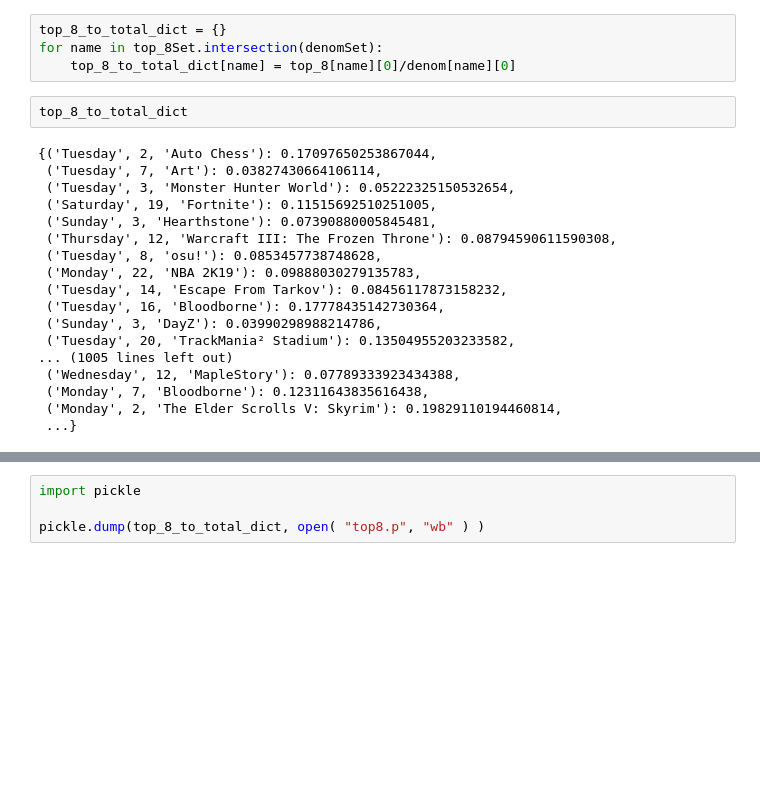
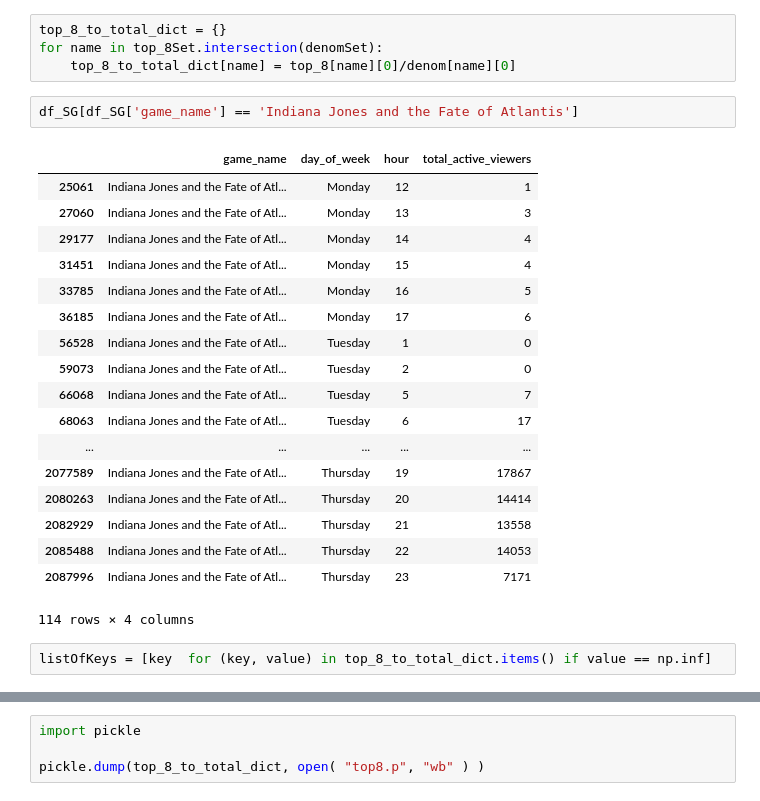
Before and after one commit to natashaborders-zz/Twitch_Streamers_Recommender, a Jupyter notebook: notebooks/Top_8_Streamers.ipynb, the cells around one changed output, grey strips where cells are left out. Drawn from its saved outputs; the diff is of its cells as text; blank space fills up the shorter version.

```diff
--- a/notebooks/Top_8_Streamers.ipynb
+++ b/notebooks/Top_8_Streamers.ipynb
@@ -274,23 +305,26 @@ dtype: int64
 top_8_to_total_dict = {}
 for name in top_8Set.intersection(denomSet):
     top_8_to_total_dict[name] = top_8[name][0]/denom[name][0]
-# %%
-top_8_to_total_dict
-# %% [output]
-{('Tuesday', 2, 'Auto Chess'): 0.17097650253867044,
- ('Tuesday', 7, 'Art'): 0.03827430664106114,
- ('Tuesday', 3, 'Monster Hunter World'): 0.05222325150532654,
- ('Saturday', 19, 'Fortnite'): 0.11515692510251005,
- ('Sunday', 3, 'Hearthstone'): 0.07390880005845481,
- ('Thursday', 12, 'Warcraft III: The Frozen Throne'): 0.08794590611590308,
- ('Tuesday', 8, 'osu!'): 0.0853457738748628,
- ('Monday', 22, 'NBA 2K19'): 0.09888030279135783,
- ('Tuesday', 14, 'Escape From Tarkov'): 0.08456117873158232,
- ('Tuesday', 16, 'Bloodborne'): 0.17778435142730364,
- ('Sunday', 3, 'DayZ'): 0.03990298988214786,
- ('Tuesday', 20, 'TrackMania² Stadium'): 0.13504955203233582,
-... (1005 lines left out)
- ('Wednesday', 12, 'MapleStory'): 0.07789333923434388,
- ('Monday', 7, 'Bloodborne'): 0.12311643835616438,
- ('Monday', 2, 'The Elder Scrolls V: Skyrim'): 0.19829110194460814,
- ...}
+# %%
+df_SG[df_SG['game_name'] == 'Indiana Jones and the Fate of Atlantis']
+# %% [output]
+|  | game_name | day_of_week | hour | total_active_viewers |
+| 25061 | Indiana Jones and the Fate of Atl... | Monday | 12 | 1 |
+| 27060 | Indiana Jones and the Fate of Atl... | Monday | 13 | 3 |
+| 29177 | Indiana Jones and the Fate of Atl... | Monday | 14 | 4 |
+| 31451 | Indiana Jones and the Fate of Atl... | Monday | 15 | 4 |
+| 33785 | Indiana Jones and the Fate of Atl... | Monday | 16 | 5 |
+| 36185 | Indiana Jones and the Fate of Atl... | Monday | 17 | 6 |
+| 56528 | Indiana Jones and the Fate of Atl... | Tuesday | 1 | 0 |
+| 59073 | Indiana Jones and the Fate of Atl... | Tuesday | 2 | 0 |
+| 66068 | Indiana Jones and the Fate of Atl... | Tuesday | 5 | 7 |
+| 68063 | Indiana Jones and the Fate of Atl... | Tuesday | 6 | 17 |
+| ... | ... | ... | ... | ... |
+| 2077589 | Indiana Jones and the Fate of Atl... | Thursday | 19 | 17867 |
+| 2080263 | Indiana Jones and the Fate of Atl... | Thursday | 20 | 14414 |
+| 2082929 | Indiana Jones and the Fate of Atl... | Thursday | 21 | 13558 |
+| 2085488 | Indiana Jones and the Fate of Atl... | Thursday | 22 | 14053 |
+| 2087996 | Indiana Jones and the Fate of Atl... | Thursday | 23 | 7171 |
+114 rows × 4 columns
+# %%
+listOfKeys = [key  for (key, value) in top_8_to_total_dict.items() if value == np.inf]
```
Also changed, not shown: parts of 4 cells of this notebook.
